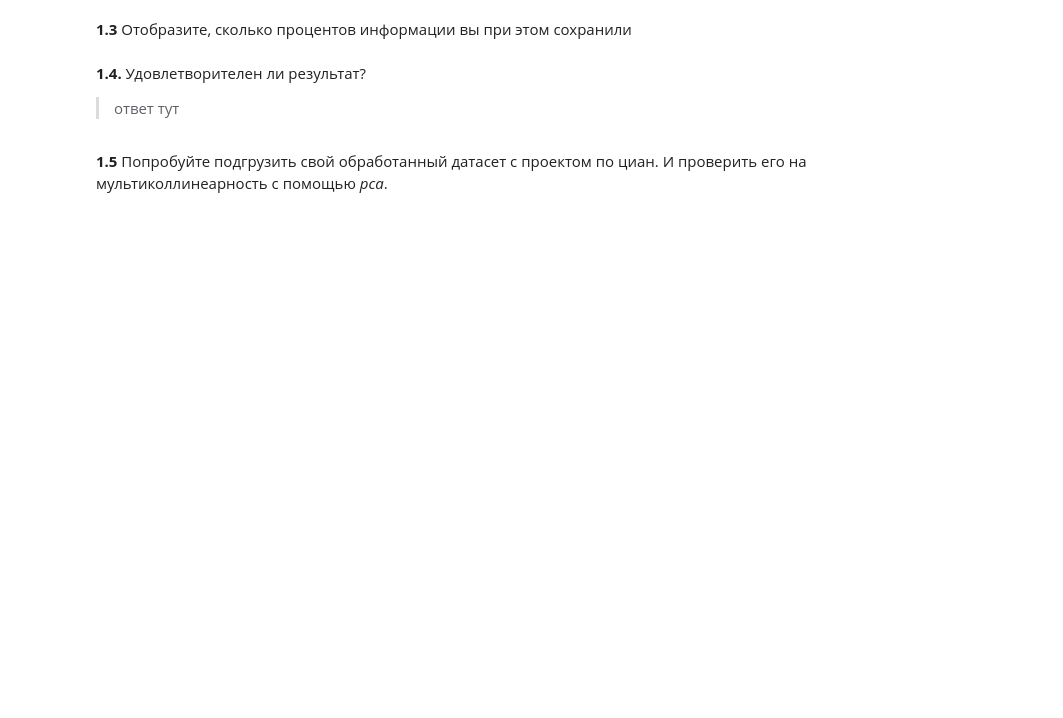
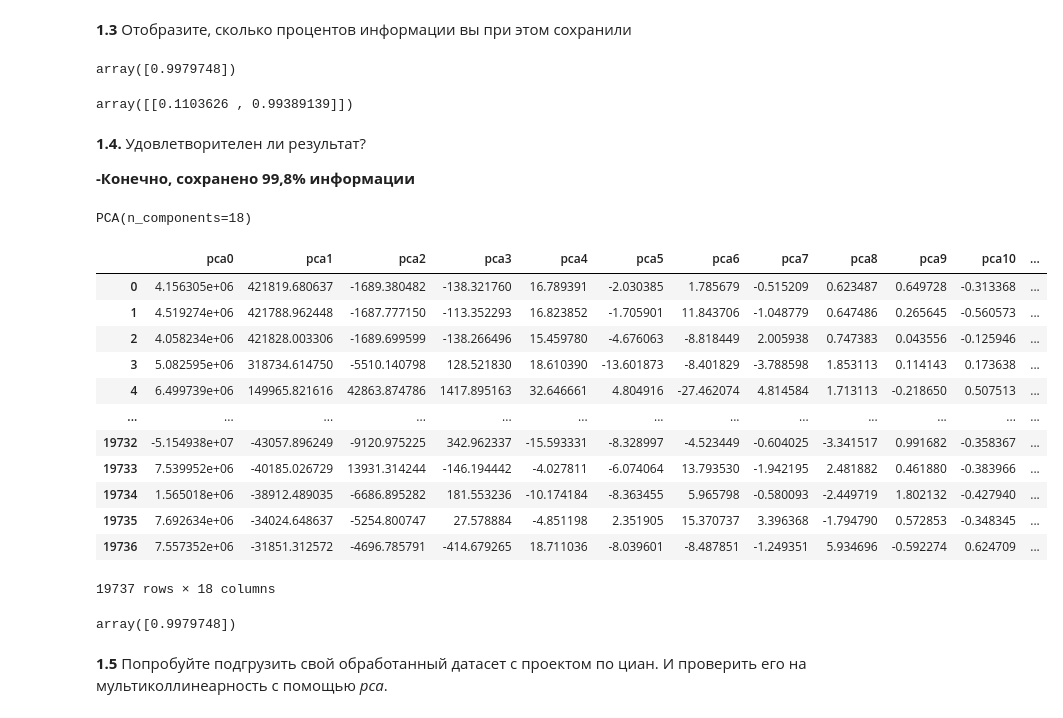
Before and after one commit to S2pacAV/05-math, a Jupyter notebook: 05-02-task.ipynb, the cells around one changed output. Saved outputs shown, nothing was run; the diff lists cells and outputs as text; code cells hidden in the pictures; blank space fills up the shorter version.

```diff
--- a/05-02-task.ipynb
+++ b/05-02-task.ipynb
@@ -37,6 +70,42 @@ __1.3__ Отобразите, сколько процентов информац
+# %%
+pca.explained_variance_ratio_
+# %% [output]
+array([0.9979748])
+# %%
+pca.components_
+# %% [output]
+array([[0.1103626 , 0.99389139]])
 # %% [markdown]
 __1.4.__ Удовлетворителен ли результат?
 
-> ответ тут
+**-Конечно, сохранено 99,8% информации**
+# %%
+df = pd.read_csv('SOLYaNKA.csv')
+# %%
+pca1 = PCA(n_components=18)
+pca1.fit(df)
+# %% [output]
+PCA(n_components=18)
+# %%
+pca1_df = pca1.transform(df)
+pca1_df
+# %% [output]
+|  | pca0 | pca1 | pca2 | pca3 | pca4 | pca5 | pca6 | pca7 | pca8 | pca9 | pca10 | ... |
+| 0 | 4.156305e+06 | 421819.680637 | -1689.380482 | -138.321760 | 16.789391 | -2.030385 | 1.785679 | -0.515209 | 0.623487 | 0.649728 | -0.313368 | ... |
+| 1 | 4.519274e+06 | 421788.962448 | -1687.777150 | -113.352293 | 16.823852 | -1.705901 | 11.843706 | -1.048779 | 0.647486 | 0.265645 | -0.560573 | ... |
+| 2 | 4.058234e+06 | 421828.003306 | -1689.699599 | -138.266496 | 15.459780 | -4.676063 | -8.818449 | 2.005938 | 0.747383 | 0.043556 | -0.125946 | ... |
+| 3 | 5.082595e+06 | 318734.614750 | -5510.140798 | 128.521830 | 18.610390 | -13.601873 | -8.401829 | -3.788598 | 1.853113 | 0.114143 | 0.173638 | ... |
+| 4 | 6.499739e+06 | 149965.821616 | 42863.874786 | 1417.895163 | 32.646661 | 4.804916 | -27.462074 | 4.814584 | 1.713113 | -0.218650 | 0.507513 | ... |
+| ... | ... | ... | ... | ... | ... | ... | ... | ... | ... | ... | ... | ... |
+| 19732 | -5.154938e+07 | -43057.896249 | -9120.975225 | 342.962337 | -15.593331 | -8.328997 | -4.523449 | -0.604025 | -3.341517 | 0.991682 | -0.358367 | ... |
+| 19733 | 7.539952e+06 | -40185.026729 | 13931.314244 | -146.194442 | -4.027811 | -6.074064 | 13.793530 | -1.942195 | 2.481882 | 0.461880 | -0.383966 | ... |
+| 19734 | 1.565018e+06 | -38912.489035 | -6686.895282 | 181.553236 | -10.174184 | -8.363455 | 5.965798 | -0.580093 | -2.449719 | 1.802132 | -0.427940 | ... |
+| 19735 | 7.692634e+06 | -34024.648637 | -5254.800747 | 27.578884 | -4.851198 | 2.351905 | 15.370737 | 3.396368 | -1.794790 | 0.572853 | -0.348345 | ... |
+| 19736 | 7.557352e+06 | -31851.312572 | -4696.785791 | -414.679265 | 18.711036 | -8.039601 | -8.487851 | -1.249351 | 5.934696 | -0.592274 | 0.624709 | ... |
+19737 rows × 18 columns
+# %%
+pca.explained_variance_ratio_
+# %% [output]
+array([0.9979748])
 # %% [markdown]
 __1.5__ Попробуйте подгрузить свой обработанный датасет с проектом по циан. И проверить его на мультиколлинеарность с помощью _pca_.
```
Also changed, not shown: parts of 26 cells of this notebook, 4 other files.
